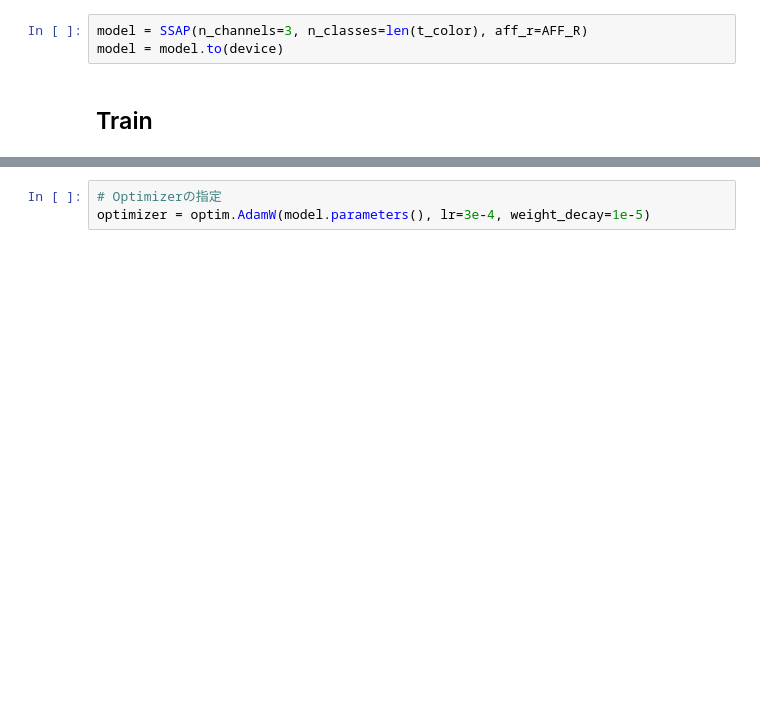
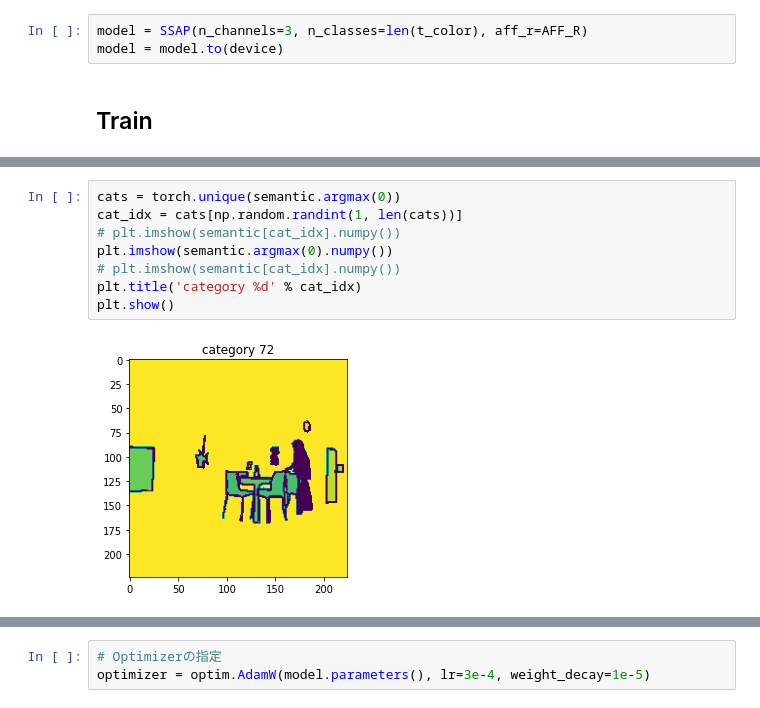
Before and after one commit to neuroailab/blog_ssap, a Jupyter notebook: notebooks/SSAP_TDW.ipynb, the cells around one changed output, grey strips where cells are left out. Drawn from its saved outputs; the diff is of its cells as text; blank space fills up the shorter version.

```diff
--- a/notebooks/SSAP_TDW.ipynb
+++ b/notebooks/SSAP_TDW.ipynb
@@ -99,0 +144,10 @@ ValueError: num_samples should be a positive integer value, but got num_samples=
+# %%
+cats = torch.unique(semantic.argmax(0))
+cat_idx = cats[np.random.randint(1, len(cats))]
+# plt.imshow(semantic[cat_idx].numpy())
+plt.imshow(semantic.argmax(0).numpy())
+# plt.imshow(semantic[cat_idx].numpy())
+plt.title('category %d' % cat_idx)
+plt.show()
+# %% [output]
+[figure, added]
```
Also changed, not shown: parts of 23 cells of this notebook, 2 other files.
